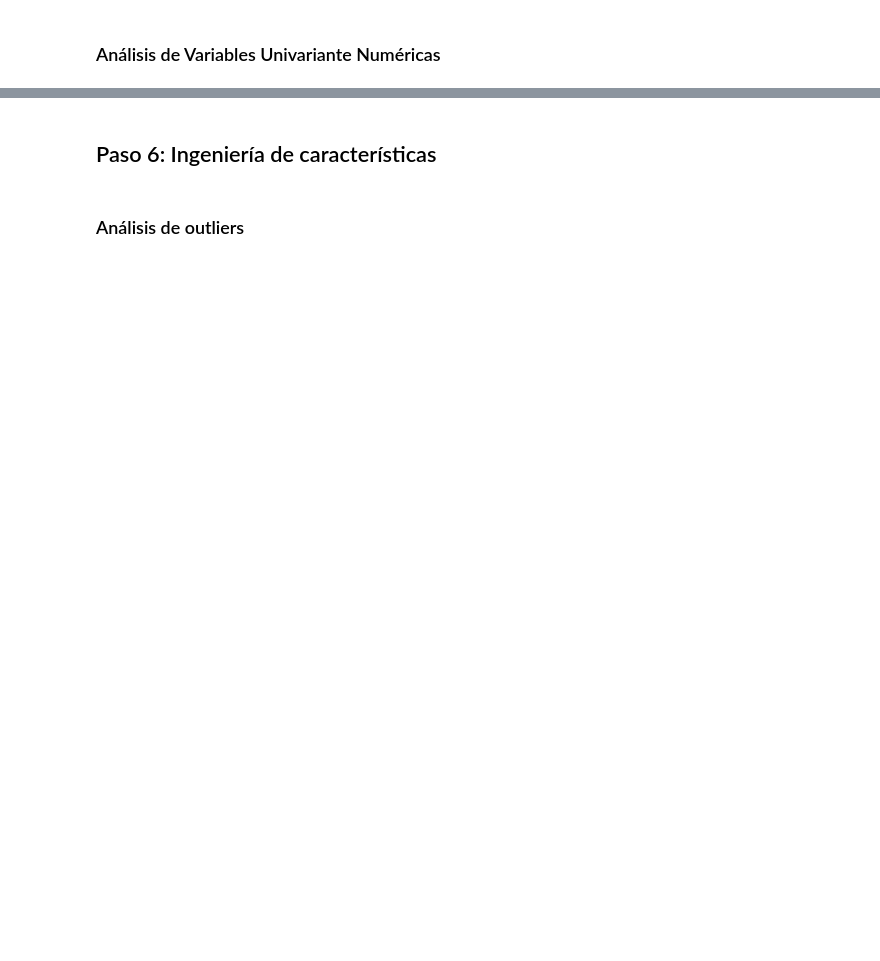
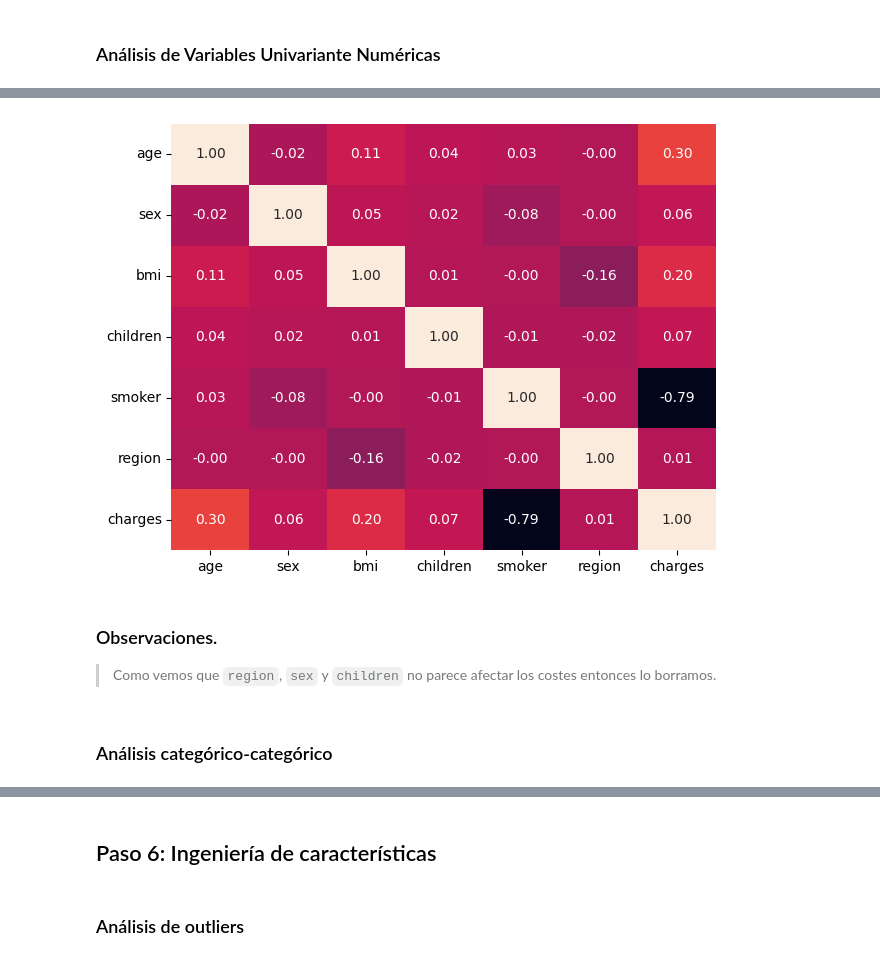
Before and after one commit to 4GeeksAcademy/AnthonnyMal-Machine-Learnig, a Jupyter notebook: src/02-linear-regression-medical-insurance-cost.ipynb, the cells around one changed output, grey strips where cells are left out. Drawn from its saved outputs; the diff is of its cells as text; code cells hidden in the pictures; blank space fills up the shorter version.

```diff
--- a/src/02-linear-regression-medical-insurance-cost.ipynb
+++ b/src/02-linear-regression-medical-insurance-cost.ipynb
@@ -102,0 +155,15 @@ Usaremos y revisaremos las correlaciones.
+# %%
+corr_y = df_copy.corr(numeric_only=True)
+
+sns.heatmap(data=corr_y, annot=True, fmt=".2f", cbar=False)
+
+plt.tight_layout()
+plt.show()
+# %% [output]
+[figure, added]
+# %% [markdown]
+### Observaciones.
+
+>Como vemos que `region`, `sex` y `children` no parece afectar los costes entonces lo borramos.
+# %% [markdown]
+### Análisis categórico-categórico
```
Also changed, not shown: parts of 34 cells of this notebook.
